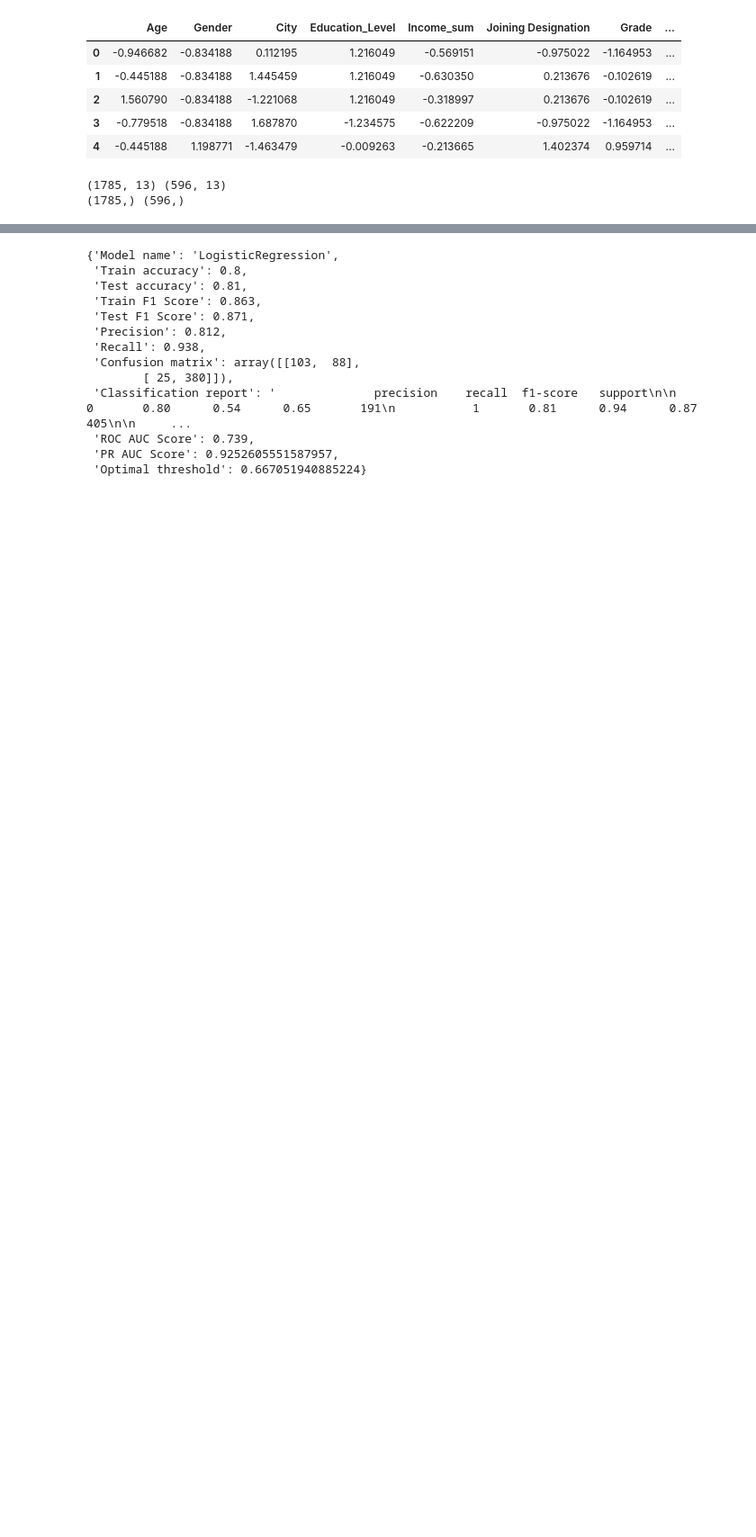
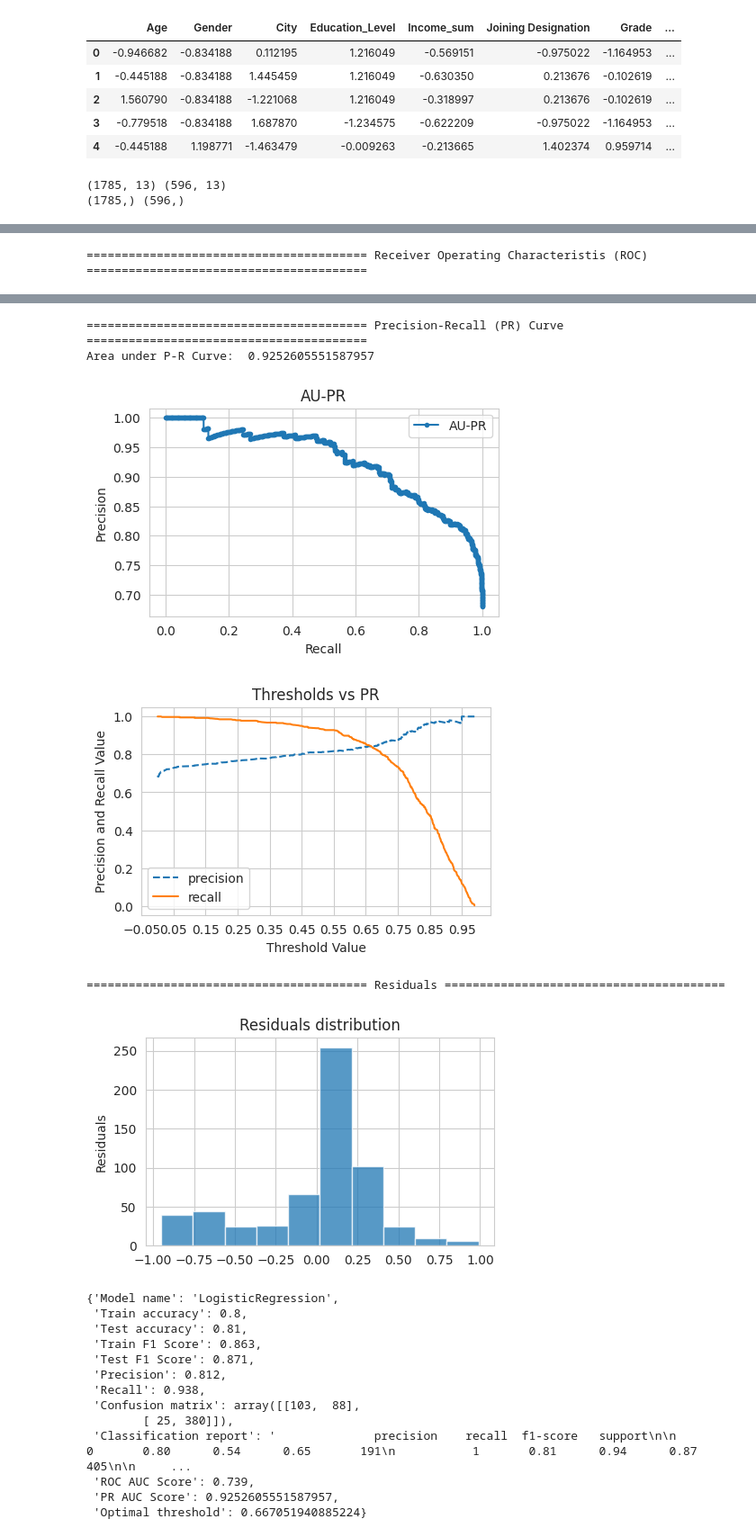
Before and after one commit to sush4nt/modeling-template, a Jupyter notebook: playground.ipynb, the cells around one changed output, grey strips where cells are left out. Shown at 90% size. Cells and saved outputs as stored; diff of their text form; code cells hidden in the pictures; blank space fills up the shorter version.

```diff
--- a/playground.ipynb
+++ b/playground.ipynb
@@ -95,0 +76,4 @@ Area under P-R Curve:  0.9252605551587957
+# %%
+modelx.display_plots()
+# %% [output]
+======================================== Receiver Operating Characteristis (ROC) ========================================
@@ -96,3 +81,9 @@ Area under P-R Curve:  0.9252605551587957
+======================================== Precision-Recall (PR) Curve ========================================
+Area under P-R Curve:  0.9252605551587957
+[figure, added]
+[figure, added]
+======================================== Residuals ========================================
+[figure, added]
 # %%
 modelx.results
 # %% [output]
```
Also changed, not shown: parts of 29 cells of this notebook, 8 other files.
